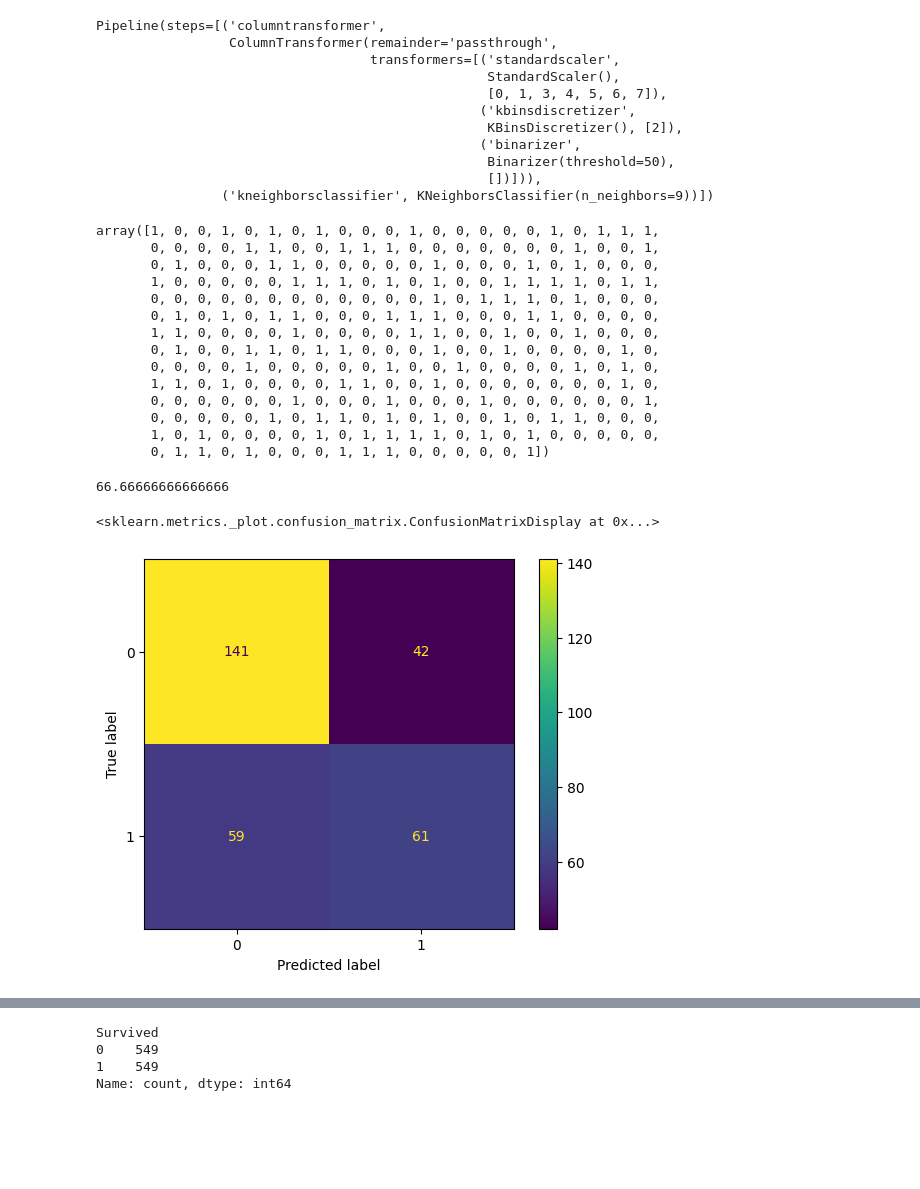
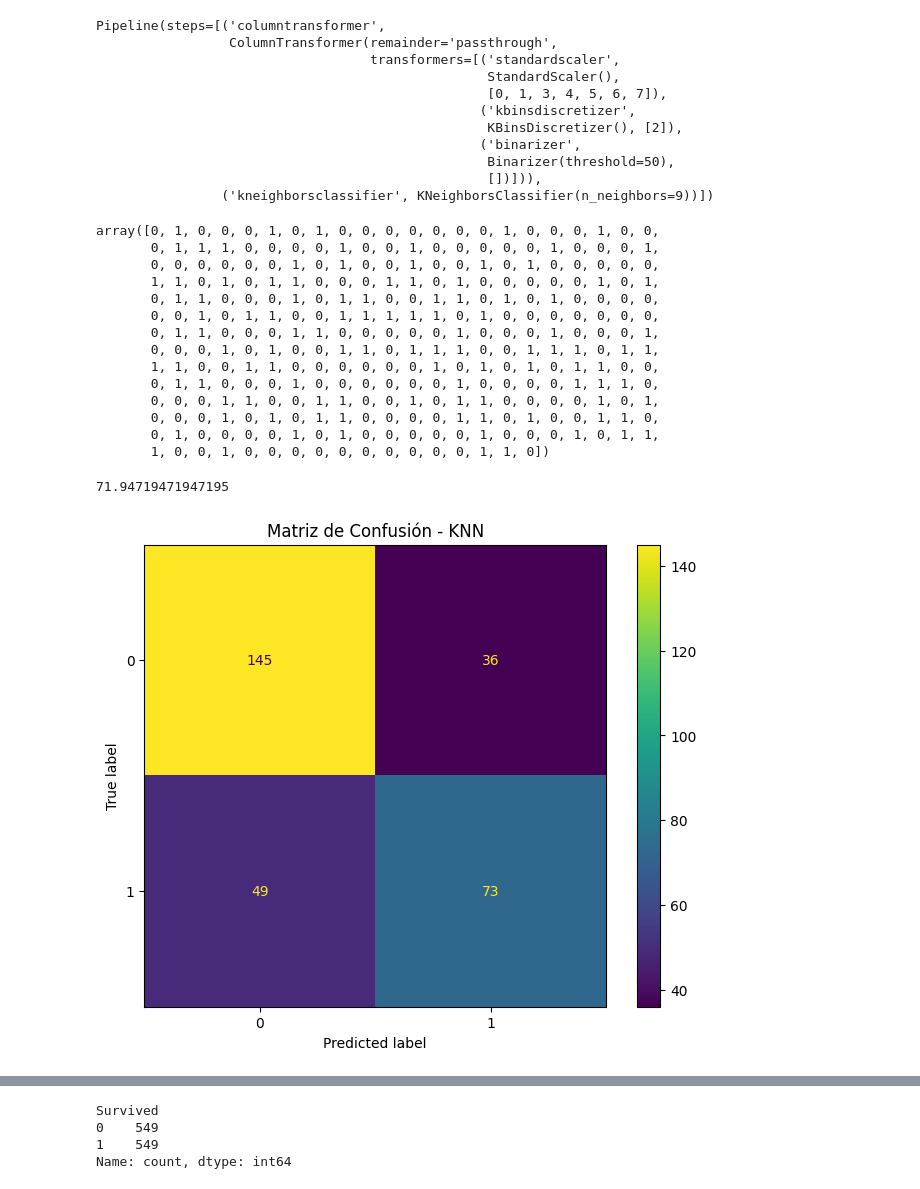
Before and after one commit to germano84-sys/Analisis-Dataset, a Jupyter notebook: titanic.ipynb, the cells around one changed output, grey strips where cells are left out. Saved outputs shown, nothing was run; the diff lists cells and outputs as text; code cells hidden in the pictures; blank space fills up the shorter version.

```diff
--- a/titanic.ipynb
+++ b/titanic.ipynb
@@ -58,8 +80,7 @@ data.Embarked = data.Embarked.fillna(0)
 # %%
 data = data.drop(columns = ['Name','PassengerId','Ticket','Cabin'])
 # %%
-data['Sex'].replace( 'female', 0, inplace=True )
-data['Sex'].replace( 'male', 1, inplace=True )
+data['Sex'] = data['Sex'].replace('female', 0).replace('male', 1)
 data['Embarked_S'] = data['Embarked'].replace('Q',0).replace('C',0).replace('S',1)
 data['Embarked_Q'] = data['Embarked'].replace('C',0).replace('S',0).replace('Q',1)
 data['Embarked_C'] = data['Embarked'].replace('S',0).replace('Q',0).replace('C',1)
@@ -240,28 +293,31 @@ Pipeline(steps=[('columntransformer',
 pred = pipe.predict(x_test)
 pred
 # %% [output]
-array([1, 0, 0, 1, 0, 1, 0, 1, 0, 0, 0, 1, 0, 0, 0, 0, 0, 1, 0, 1, 1, 1,
-       0, 0, 0, 0, 1, 1, 0, 0, 1, 1, 1, 0, 0, 0, 0, 0, 0, 0, 1, 0, 0, 1,
-       0, 1, 0, 0, 0, 1, 1, 0, 0, 0, 0, 0, 1, 0, 0, 0, 1, 0, 1, 0, 0, 0,
-       1, 0, 0, 0, 0, 0, 1, 1, 1, 0, 1, 0, 1, 0, 0, 1, 1, 1, 1, 0, 1, 1,
-       0, 0, 0, 0, 0, 0, 0, 0, 0, 0, 0, 0, 1, 0, 1, 1, 1, 0, 1, 0, 0, 0,
-       0, 1, 0, 1, 0, 1, 1, 0, 0, 0, 1, 1, 1, 0, 0, 0, 1, 1, 0, 0, 0, 0,
-       1, 1, 0, 0, 0, 0, 1, 0, 0, 0, 0, 1, 1, 0, 0, 1, 0, 0, 1, 0, 0, 0,
-       0, 1, 0, 0, 1, 1, 0, 1, 1, 0, 0, 0, 1, 0, 0, 1, 0, 0, 0, 0, 1, 0,
-       0, 0, 0, 0, 1, 0, 0, 0, 0, 0, 1, 0, 0, 1, 0, 0, 0, 0, 1, 0, 1, 0,
-       1, 1, 0, 1, 0, 0, 0, 0, 1, 1, 0, 0, 1, 0, 0, 0, 0, 0, 0, 0, 1, 0,
-       0, 0, 0, 0, 0, 0, 1, 0, 0, 0, 1, 0, 0, 0, 1, 0, 0, 0, 0, 0, 0, 1,
-       0, 0, 0, 0, 0, 1, 0, 1, 1, 0, 1, 0, 1, 0, 0, 1, 0, 1, 1, 0, 0, 0,
-       1, 0, 1, 0, 0, 0, 0, 1, 0, 1, 1, 1, 1, 0, 1, 0, 1, 0, 0, 0, 0, 0,
-       0, 1, 1, 0, 1, 0, 0, 0, 1, 1, 1, 0, 0, 0, 0, 0, 1])
+array([0, 1, 0, 0, 0, 1, 0, 1, 0, 0, 0, 0, 0, 0, 0, 1, 0, 0, 0, 1, 0, 0,
+       0, 1, 1, 1, 0, 0, 0, 0, 1, 0, 0, 1, 0, 0, 0, 0, 0, 1, 0, 0, 0, 1,
+       0, 0, 0, 0, 0, 0, 1, 0, 1, 0, 0, 1, 0, 0, 1, 0, 1, 0, 0, 0, 0, 0,
+       1, 1, 0, 1, 0, 1, 1, 0, 0, 0, 1, 1, 0, 1, 0, 0, 0, 0, 0, 1, 0, 1,
+       0, 1, 1, 0, 0, 0, 1, 0, 1, 1, 0, 0, 1, 1, 0, 1, 0, 1, 0, 0, 0, 0,
+       0, 0, 1, 0, 1, 1, 0, 0, 1, 1, 1, 1, 1, 0, 1, 0, 0, 0, 0, 0, 0, 0,
+       0, 1, 1, 0, 0, 0, 1, 1, 0, 0, 0, 0, 0, 1, 0, 0, 0, 1, 0, 0, 0, 1,
+       0, 0, 0, 1, 0, 1, 0, 0, 1, 1, 0, 1, 1, 1, 0, 0, 1, 1, 1, 0, 1, 1,
+       1, 1, 0, 0, 1, 1, 0, 0, 0, 0, 0, 0, 1, 0, 1, 0, 1, 0, 1, 1, 0, 0,
+       0, 1, 1, 0, 0, 0, 1, 0, 0, 0, 0, 0, 0, 1, 0, 0, 0, 0, 1, 1, 1, 0,
+       0, 0, 0, 1, 1, 0, 0, 1, 1, 0, 0, 1, 0, 1, 1, 0, 0, 0, 0, 1, 0, 1,
+       0, 0, 0, 1, 0, 1, 0, 1, 1, 0, 0, 0, 0, 1, 1, 0, 1, 0, 0, 1, 1, 0,
+       0, 1, 0, 0, 0, 0, 1, 0, 1, 0, 0, 0, 0, 0, 1, 0, 0, 0, 1, 0, 1, 1,
+       1, 0, 0, 1, 0, 0, 0, 0, 0, 0, 0, 0, 0, 0, 1, 1, 0])
 # %%
 from sklearn.metrics import accuracy_score
 accuracy_score(pred,y_test)*100
 # %% [output]
-66.66666666666666
+71.94719471947195
 # %%
 from sklearn.metrics import ConfusionMatrixDisplay
-ConfusionMatrixDisplay.from_estimator(pipe,x_test,y_test)
+import matplotlib.pyplot as plt
+fig, ax = plt.subplots(figsize=(8,6))
+ConfusionMatrixDisplay.from_estimator(pipe, x_test, y_test, ax=ax)
+ax.set_title('Matriz de Confusión - KNN')
+plt.show()
 # %% [output]
-<sklearn.metrics._plot.confusion_matrix.ConfusionMatrixDisplay at 0x...>
-[figure, old version]
+[figure, new version]
```
Also changed, not shown: parts of 10 cells of this notebook.
